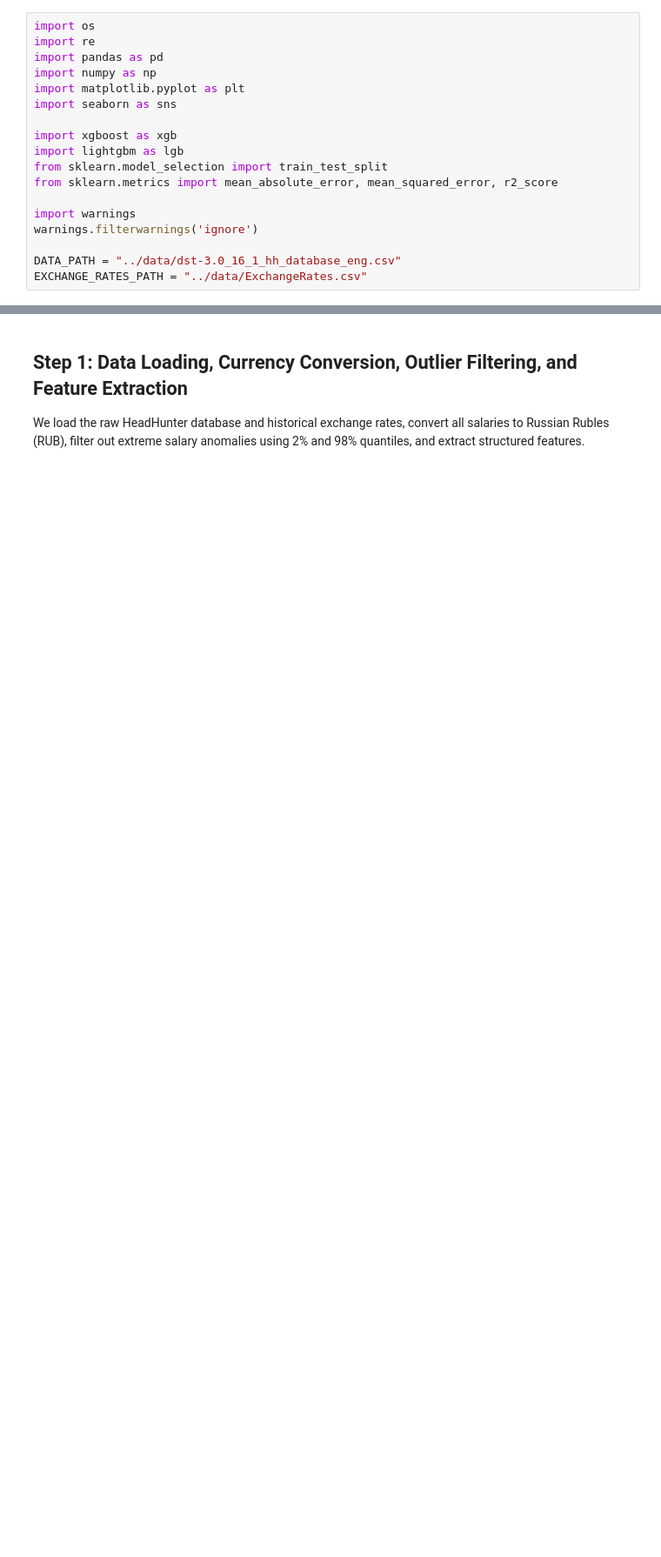
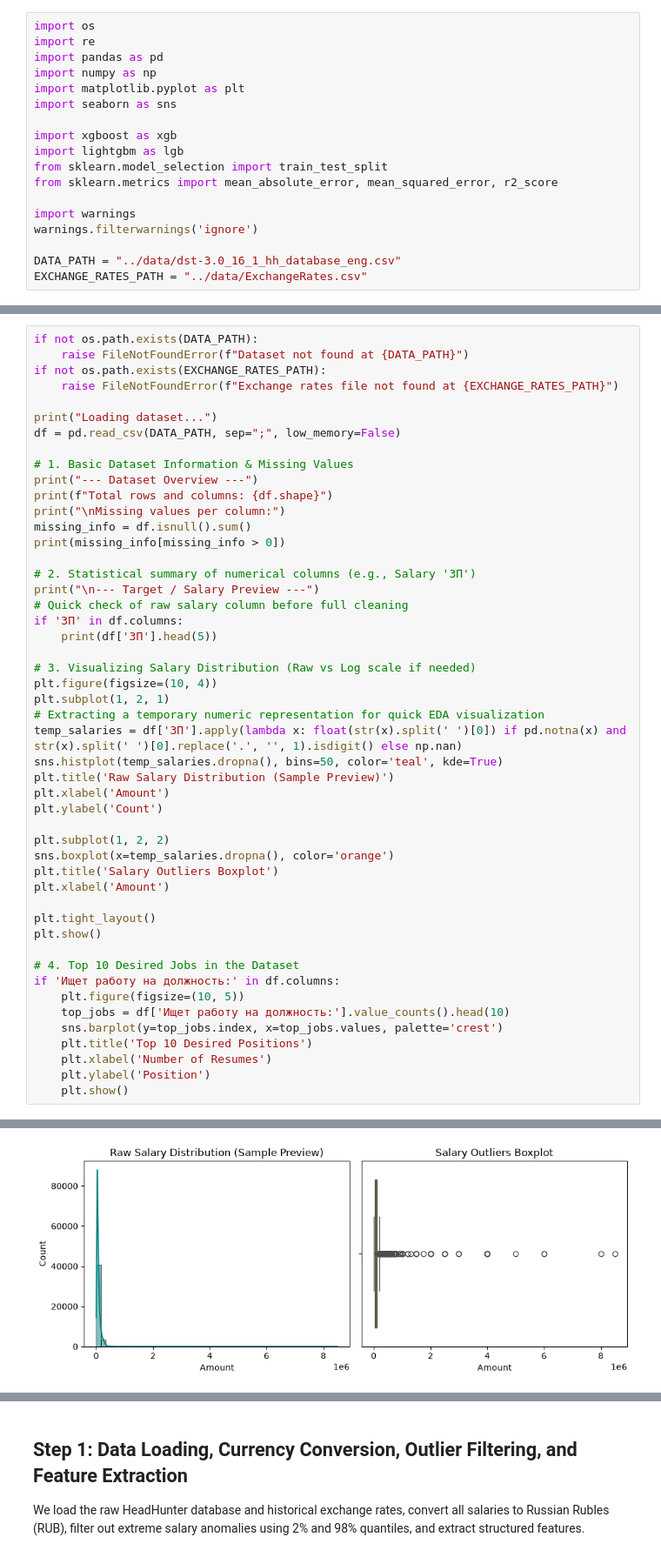
Before and after one commit to petr-akimov/hh-salary-advisor, a Jupyter notebook: notebooks/EDA_train_evaluation.ipynb, the cells around one changed output, grey strips where cells are left out. Shown at 87% size. Drawn from its saved outputs; the diff is of its cells as text; blank space fills up the shorter version.

```diff
--- a/notebooks/EDA_train_evaluation.ipynb
+++ b/notebooks/EDA_train_evaluation.ipynb
@@ -24,0 +29,50 @@ EXCHANGE_RATES_PATH = "../data/ExchangeRates.csv"
+# %%
+if not os.path.exists(DATA_PATH):
+    raise FileNotFoundError(f"Dataset not found at {DATA_PATH}")
+if not os.path.exists(EXCHANGE_RATES_PATH):
+    raise FileNotFoundError(f"Exchange rates file not found at {EXCHANGE_RATES_PATH}")
+
+print("Loading dataset...")
+df = pd.read_csv(DATA_PATH, sep=";", low_memory=False)
+
+# 1. Basic Dataset Information & Missing Values
+print("--- Dataset Overview ---")
+print(f"Total rows and columns: {df.shape}")
+print("\nMissing values per column:")
+missing_info = df.isnull().sum()
+print(missing_info[missing_info > 0])
+
+# 2. Statistical summary of numerical columns (e.g., Salary 'ЗП')
+print("\n--- Target / Salary Preview ---")
+# Quick check of raw salary column before full cleaning
+if 'ЗП' in df.columns:
+    print(df['ЗП'].head(5))
+
+# 3. Visualizing Salary Distribution (Raw vs Log scale if needed)
+plt.figure(figsize=(10, 4))
+plt.subplot(1, 2, 1)
+# Extracting a temporary numeric representation for quick EDA visualization
+temp_salaries = df['ЗП'].apply(lambda x: float(str(x).split(' ')[0]) if pd.notna(x) and str(x).split(' ')[0].replace('.', '', 1).isdigit() else np.nan)
+sns.histplot(temp_salaries.dropna(), bins=50, color='teal', kde=True)
+plt.title('Raw Salary Distribution (Sample Preview)')
+plt.xlabel('Amount')
+plt.ylabel('Count')
+
+plt.subplot(1, 2, 2)
+sns.boxplot(x=temp_salaries.dropna(), color='orange')
+plt.title('Salary Outliers Boxplot')
+plt.xlabel('Amount')
+
+plt.tight_layout()
+plt.show()
+
+# 4. Top 10 Desired Jobs in the Dataset
+if 'Ищет работу на должность:' in df.columns:
+    plt.figure(figsize=(10, 5))
+    top_jobs = df['Ищет работу на должность:'].value_counts().head(10)
+    sns.barplot(y=top_jobs.index, x=top_jobs.values, palette='crest')
+    plt.title('Top 10 Desired Positions')
+    plt.xlabel('Number of Resumes')
+    plt.ylabel('Position')
+    plt.show()
+# %% [output]
@@ -24,0 +96 @@ EXCHANGE_RATES_PATH = "../data/ExchangeRates.csv"
+[figure, added]
```
Also changed, not shown: parts of 5 cells of this notebook, 1 other file.
